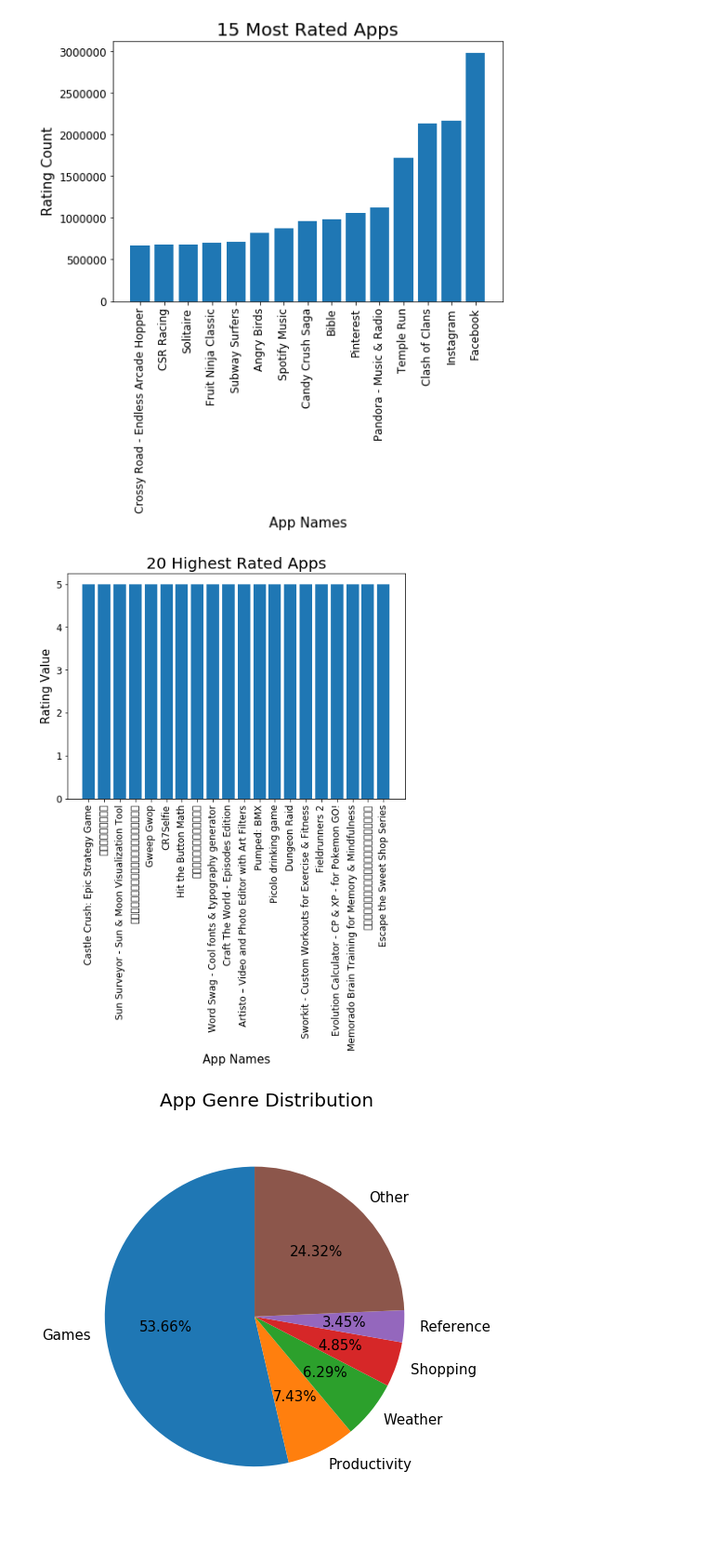
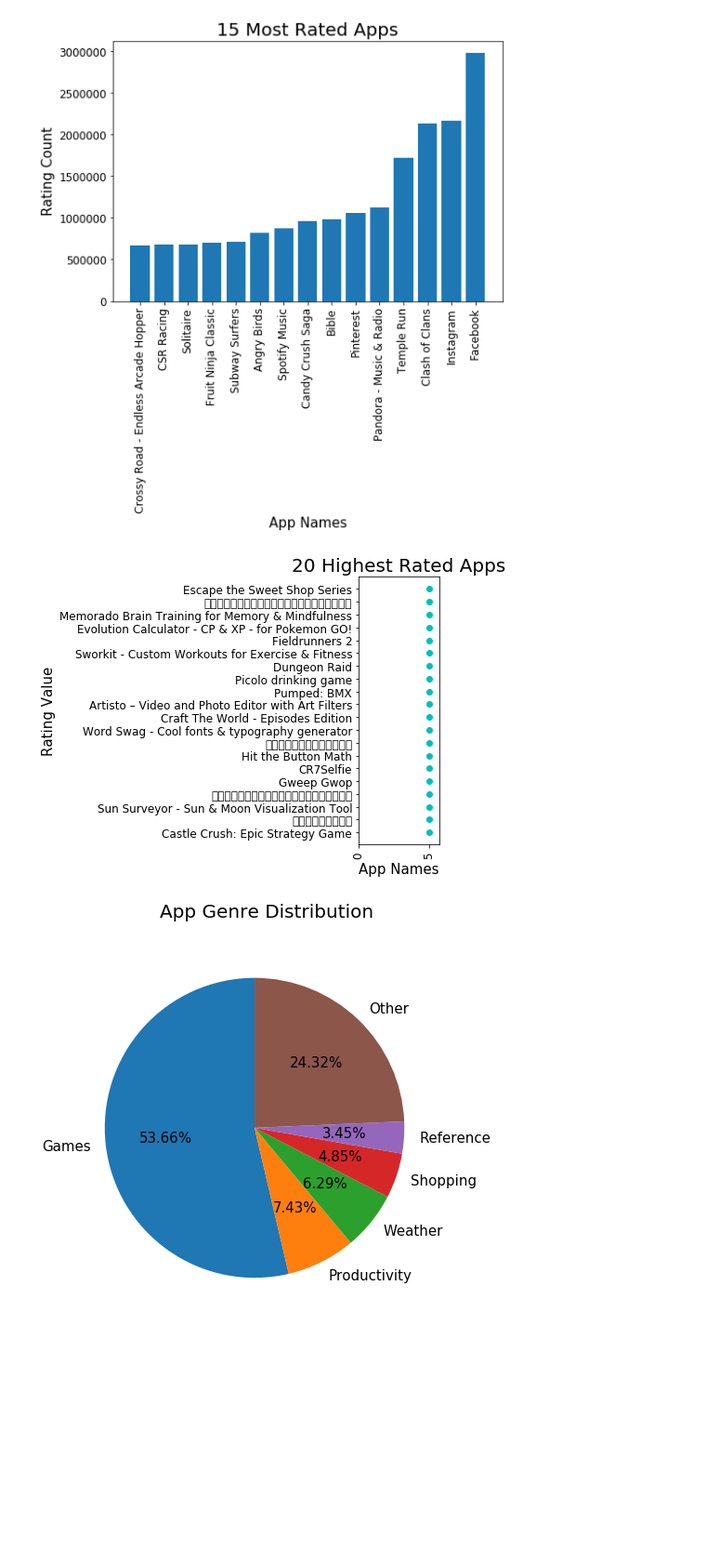
Before and after one commit to MtheEPIC/KaggleProj, a Jupyter notebook: Apple_Visualization.ipynb, the cells around one changed output. Shown at 93% size. Drawn from its saved outputs; the diff is of its cells as text; code cells hidden in the pictures; blank space fills up the shorter version.

```diff
--- a/Apple_Visualization.ipynb
+++ b/Apple_Visualization.ipynb
@@ -72,21 +73,22 @@ plt.show()
 # %%
 #TAR 5
 fig = plt.figure()
-ax = fig.add_axes([0, 0, 1, 1])
+ax = fig.add_axes([0, 0, .2, 1])
 x = df.sort_values(['user_rating'])[-20:]['track_name']
 y = df.sort_values(['user_rating'])[-20:]['user_rating']
 
-ax.bar(x, y)
+ax.plot(y, x, 'co')
 
 ax.set_title('20 Highest Rated Apps', fontsize=titleSize)
 ax.set_xlabel('App Names', fontsize=labelSize)
 ax.set_ylabel('Rating Value', fontsize=labelSize)
 plt.xticks(rotation=90, fontsize=tickSize)
 plt.yticks(fontsize=tickSize)
+ax.set_xlim(0, 5.7)
 
 plt.show()
 # %% [output]
-[figure, old version]
+[figure, new version]
 # %%
 sliceIndex = 5
 labels = df['prime_genre'].unique()[:sliceIndex]
```
Also changed, not shown: parts of 5 cells of this notebook.
